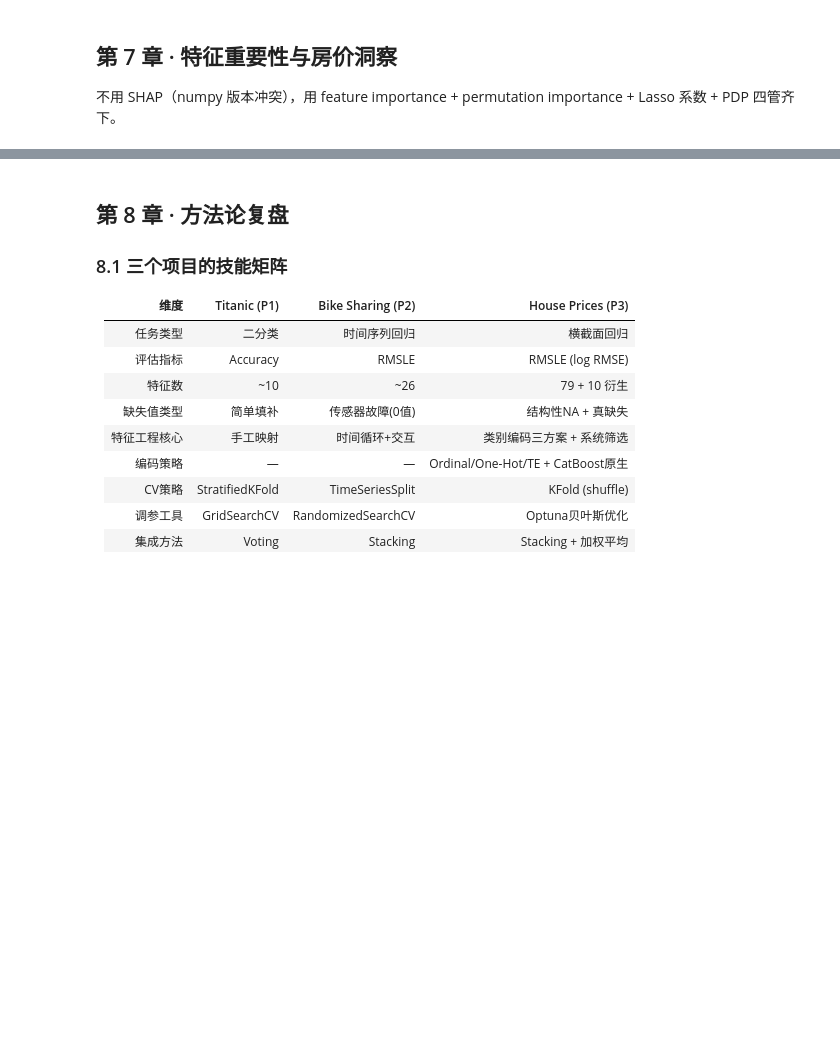
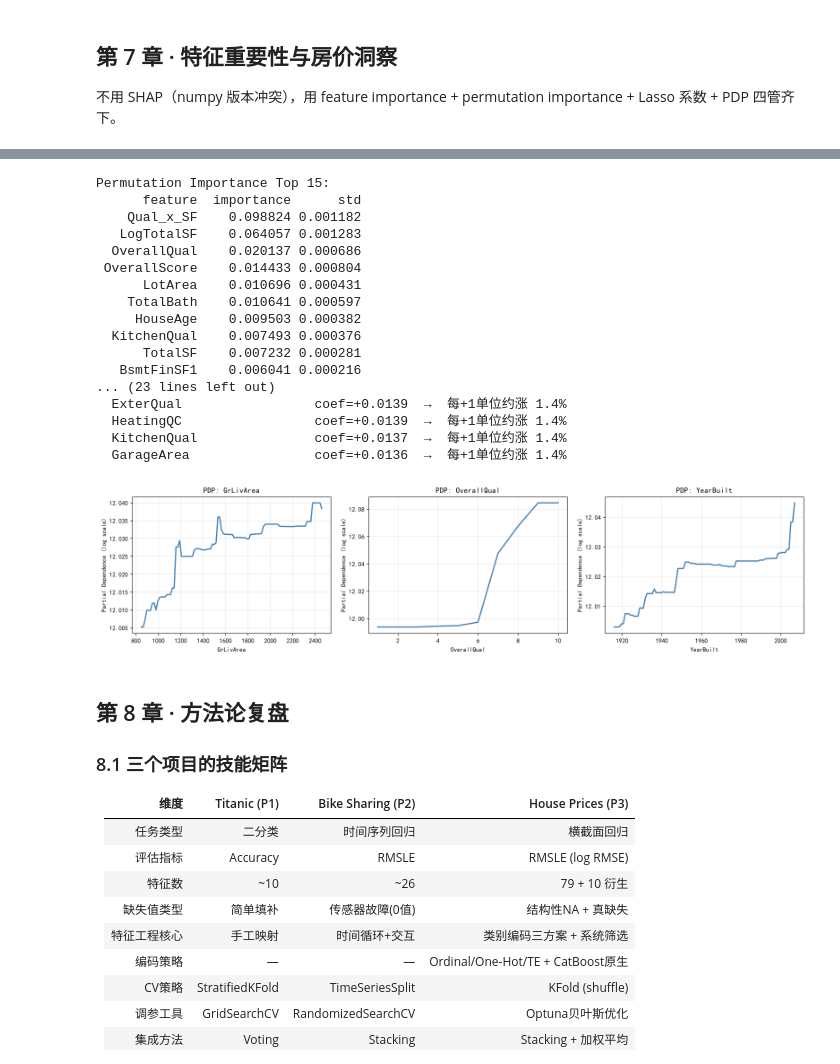
Before and after one commit to LFH24/house-prices-analysis, a Jupyter notebook: house-prices-analysis.ipynb, the cells around one changed output, grey strips where cells are left out. Saved outputs shown, nothing was run; the diff lists cells and outputs as text; code cells hidden in the pictures; blank space fills up the shorter version.

```diff
--- a/house-prices-analysis.ipynb
+++ b/house-prices-analysis.ipynb
@@ -519,7 +685,7 @@ def encode_target(df, fit_df=None, fit_y=None):
     df = df.copy()
     numeric = df.select_dtypes(include=[np.number]).columns
     cat = df.select_dtypes(include=['object']).columns
-    te = TargetEncoder()
+    te = ce.TargetEncoder()
     if fit_df is not None and fit_y is not None:
         te.fit(fit_df[cat], fit_y)
         encoded = te.transform(df[cat])
@@ -535,7 +701,7 @@ def encode_hybrid(df, fit_df=None, fit_y=None):
         if col in df.columns:
             df[col] = df[col].map(quality_map).fillna(0).astype(int)
     numeric = df.select_dtypes(include=[np.number]).columns
-    te = TargetEncoder()
+    te = ce.TargetEncoder()
     if fit_df is not None and fit_y is not None:
         te.fit(fit_df[nominal_cols], fit_y)
         encoded = te.transform(df[nominal_cols])
@@ -710,9 +953,29 @@ for name, m in [('RF', RandomForestRegressor(n_estimators=200, random_state=42,
     baseline_results.append({'模型': name, 'RMSLE': s_mean, 'Std': s_std, '家族': '树'})
 
 # === CatBoost (原生模式) ===
+cb = CatBoostRegressor(iterations=300, random_seed=42, verbose=0, cat_features=cb_cat_features)
+cb_X = X_cb.drop('SalePrice_log', axis=1)
+cb_y = X_cb['SalePrice_log']
+cb_scores = []
+for fold, (tr_idx, val_idx) in enumerate(kf.split(cb_X)):
+    X_tr, X_val = cb_X.iloc[tr_idx], cb_X.iloc[val_idx]
+    y_tr, y_val = cb_y.iloc[tr_idx], cb_y.iloc[val_idx]
+    cb_fold = CatBoostRegressor(iterations=300, random_seed=42, verbose=0, cat_features=cb_cat_features)
+    cb_fold.fit(X_tr, y_tr)
+    pred = cb_fold.predict(X_val)
+    cb_scores.append(rmsle_score(y_val, pred))
 print('\n=== CatBoost 原生 ===')
 cb = CatBoostRegressor(iterations=300, random_seed=42, verbose=0, cat_features=cb_cat_features)
-cb_scores = rmse_cv(cb, X_cb.drop('SalePrice_log', axis=1), X_cb['SalePrice_log'])
+cb_X = X_cb.drop('SalePrice_log', axis=1)
+cb_y = X_cb['SalePrice_log']
+cb_scores = []
+for fold, (tr_idx, val_idx) in enumerate(kf.split(cb_X)):
+    X_tr, X_val = cb_X.iloc[tr_idx], cb_X.iloc[val_idx]
+    y_tr, y_val = cb_y.iloc[tr_idx], cb_y.iloc[val_idx]
+    cb_fold = CatBoostRegressor(iterations=300, random_seed=42, verbose=0, cat_features=cb_cat_features)
+    cb_fold.fit(X_tr, y_tr)
+    pred = cb_fold.predict(X_val)
+    cb_scores.append(rmsle_score(y_val, pred))
 s_mean, s_std = np.mean(cb_scores), np.std(cb_scores)
 print(f'  CatBoost       RMSLE = {s_mean:.5f} (±{s_std:.4f})')
 baseline_results.append({'模型': 'CatBoost', 'RMSLE': s_mean, 'Std': s_std, '家族': '树'})
@@ -971,42 +1294,56 @@ print(f'仅在 LightGBM Top 10: {lgb_top - xgb_top}')
 # %%
 # === 7.2 Permutation Importance + Lasso 系数 ===
 from sklearn.inspection import permutation_importance
-
 perm_imp = permutation_importance(xgb_full, X_tree_final, y, n_repeats=10, random_state=42, n_jobs=-1)
 perm_df = pd.DataFrame({
     'feature': final_features,
     'importance': perm_imp.importances_mean,
     'std': perm_imp.importances_std
 }).sort_values('importance', ascending=False)
-
 print('Permutation Importance Top 15:')
 print(perm_df.head(15).to_string(index=False))
-
 # Lasso 系数转实际含义
 lasso_coef_top = lasso_coef.reindex(lasso_coef['coef'].abs().sort_values(ascending=False).index).head(20)
 print(f'\nLasso 系数 Top 20（对数空间）:')
 for _, row in lasso_coef_top.iterrows():
     if abs(row['coef']) > 0.001:
         pct = (np.exp(abs(row['coef'])) - 1) * 100
         direction = '涨' if row['coef'] > 0 else '跌'
         print(f'  {row["feature"]:<25s} coef={row["coef"]:+.4f}  →  每+1单位约{direction} {pct:.1f}%')
-
 # === 7.3 PDP ===
 fig, axes = plt.subplots(1, 3, figsize=(16, 4))
 top_pdp_features = ['GrLivArea', 'OverallQual', 'YearBuilt']
-
+X_pdp = X_tree_final.astype(float)
 for i, feat in enumerate(top_pdp_features):
     if feat in final_features:
         feature_idx = list(final_features).index(feat)
-        pdp_result = partial_dependence(xgb_full, X_tree_final, features=[feature_idx], kind='average')
-        axes[i].plot(pdp_result['values'][0], pdp_result['average'][0], color='steelblue', linewidth=2)
+        pdp_result = partial_dependence(xgb_full, X_pdp, features=[feature_idx], kind='average')
+        axes[i].plot(pdp_result['grid_values'][0], pdp_result['average'][0], color='steelblue', linewidth=2)
         axes[i].set_xlabel(feat)
         axes[i].set_ylabel('Partial Dependence (log scale)')
         axes[i].set_title(f'PDP: {feat}', fontweight='normal')
         axes[i].grid(True, alpha=0.3)
-
 plt.tight_layout()
 plt.show()
+# %% [output]
+Permutation Importance Top 15:
+      feature  importance      std
+    Qual_x_SF    0.098824 0.001182
+   LogTotalSF    0.064057 0.001283
+  OverallQual    0.020137 0.000686
+ OverallScore    0.014433 0.000804
+      LotArea    0.010696 0.000431
+    TotalBath    0.010641 0.000597
+     HouseAge    0.009503 0.000382
+  KitchenQual    0.007493 0.000376
+      TotalSF    0.007232 0.000281
+   BsmtFinSF1    0.006041 0.000216
+... (23 lines left out)
+  ExterQual                 coef=+0.0139  →  每+1单位约涨 1.4%
+  HeatingQC                 coef=+0.0139  →  每+1单位约涨 1.4%
+  KitchenQual               coef=+0.0137  →  每+1单位约涨 1.4%
+  GarageArea                coef=+0.0136  →  每+1单位约涨 1.4%
+[figure, added]
 # %% [markdown]
 ## 第 8 章 · 方法论复盘
 
```
Also changed, not shown: parts of 24 cells of this notebook, 2 other files.
